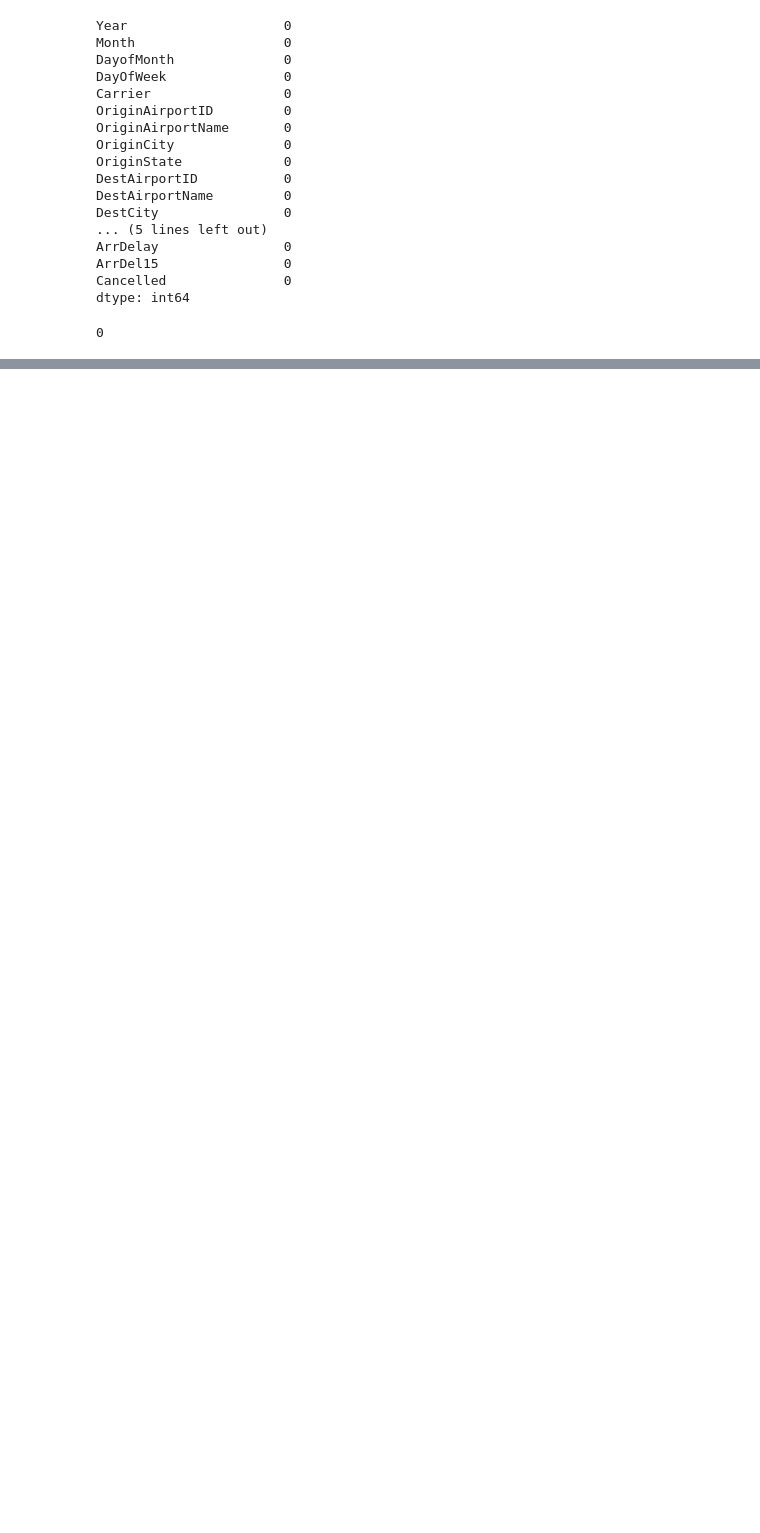
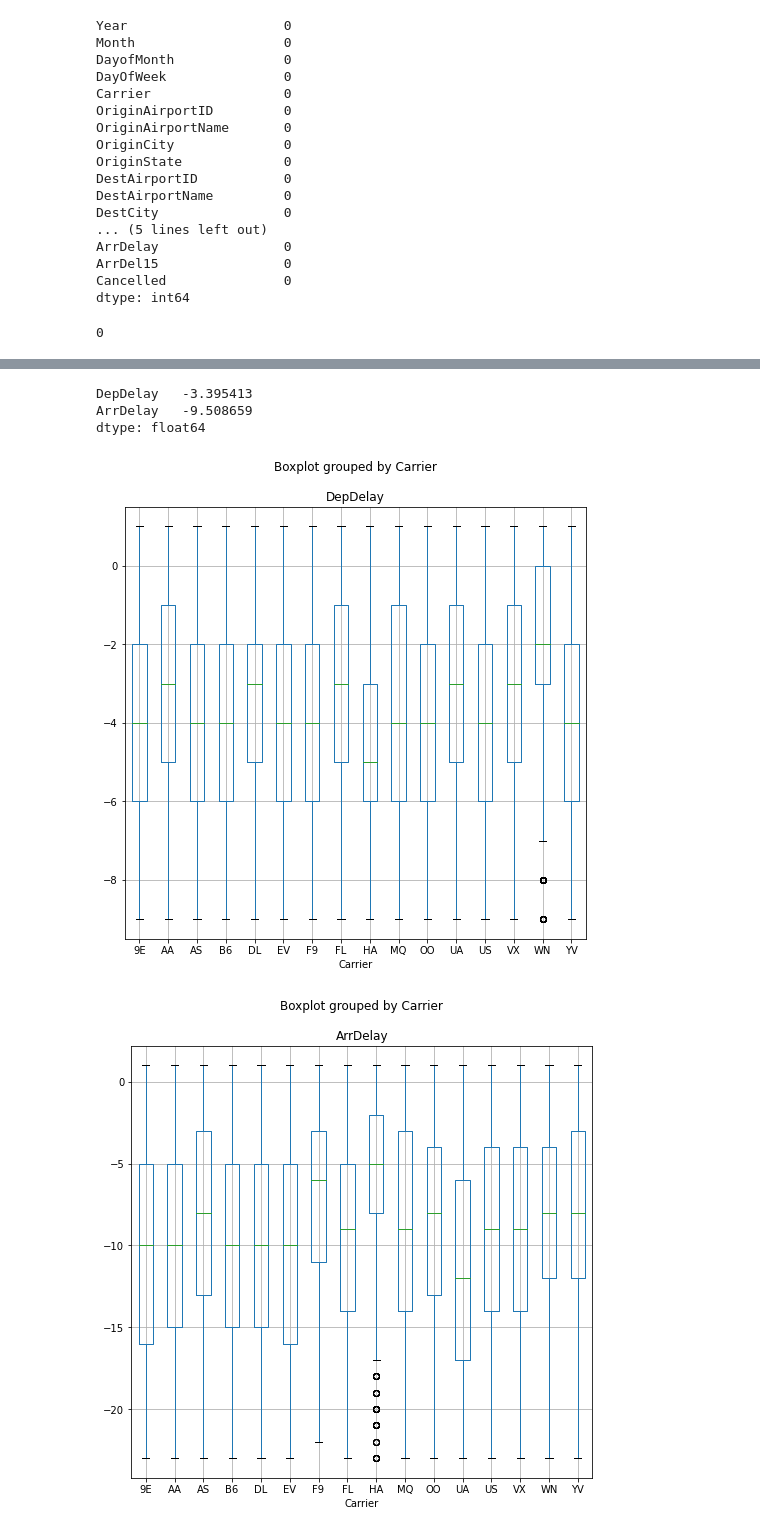
Before and after one commit to Ayorindealase/Flight-Data-Exploration, a Jupyter notebook: Flight.ipynb, the cells around one changed output, grey strips where cells are left out. Saved outputs shown, nothing was run; the diff lists cells and outputs as text; code cells hidden in the pictures; blank space fills up the shorter version.

```diff
--- a/Flight.ipynb
+++ b/Flight.ipynb
@@ -73,0 +134,14 @@ SyntaxError: positional argument follows keyword argument (Temp/ipykernel_12812/
+# %%
+#mean flight arrival and departure delay
+df[delay_field].mean()
+# %% [output]
+DepDelay   -3.395413
+ArrDelay   -9.508659
+dtype: float64
+# %%
+#Comparing the flight carriers to delay performance
+for col in delay_field:
+    df.boxplot(column=col,by="Carrier",figsize=(8,8))
+# %% [output]
+[figure, added]
+[figure, added]
```
Also changed, not shown: parts of 6 cells of this notebook.
